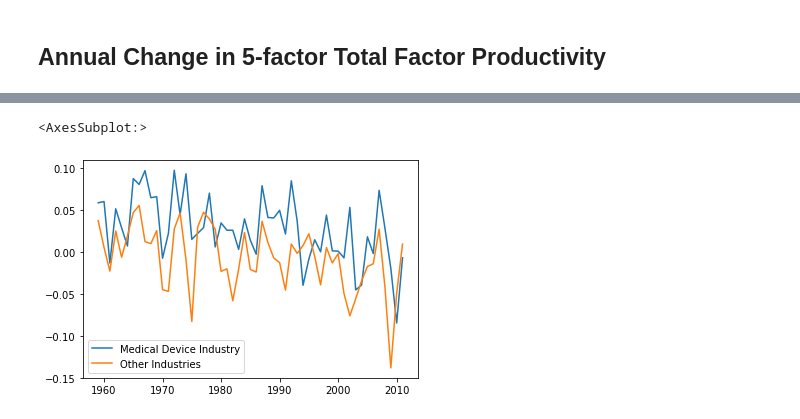
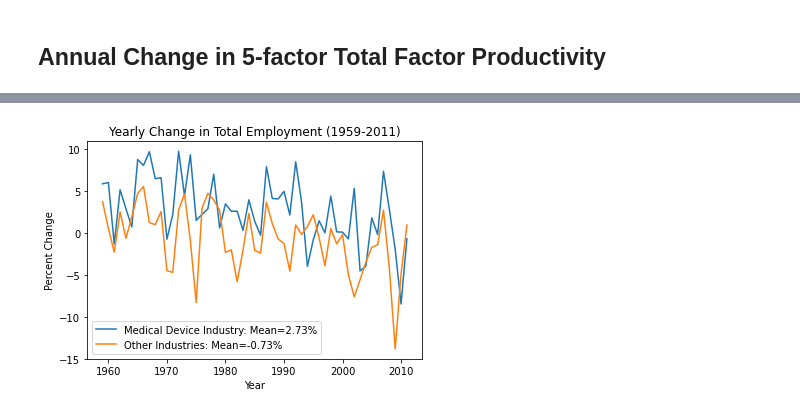
Before and after one commit to BriceB-20/Medical-Device-Project, a Jupyter notebook: Industry Analysis.ipynb, the cells around one changed output, grey strips where cells are left out. Drawn from its saved outputs; the diff is of its cells as text; code cells hidden in the pictures.

```diff
--- a/Industry Analysis.ipynb
+++ b/Industry Analysis.ipynb
@@ -34,0 +83,28 @@ for i in range(1959, 2012):
+# %%
+def plot_function(data_df, title):
+    fig, ax = plt.subplots()
+    plt.plot(data_df)
+
+    plt.legend(["Medical Device Industry: Mean={}%".format(str(round(data_df["Medical Device Industry"].mean(), 2))),
+                "Other Industries: Mean={}%".format(str(round(data_df["Other Industries"].mean(), 2)))],
+               loc ="lower left")
+    plt.xlabel("Year")
+    plt.ylabel("Percent Change")
+    plt.title(title)
+
+    ax.tick_params(labelrotation=0)
+
+    return(plt.show())
+# %%
+# Sums given varible for each year in device and non-device SIC codes. Returns DF with year-over-year change.
+def find_delta_with_sums(device_years_inner, other_years_inner, column, start_year=1958, end_year=2011):
+    data_dict = {"Medical Device Industry":[], "Other Industries":[]}
+
+    device_list = [device_years_inner.get_group(i)[column].sum() for i in range(start_year, (end_year+1))]  # Ranges are not inclusive of the last value
+    other_list = [other_years_inner.get_group(i)[column].sum() for i in range(start_year, (end_year+1))]
+
+    for i in range(len(range(start_year, end_year))):
+        data_dict["Medical Device Industry"].append(((device_list[i + 1]/device_list[i])-1)*100)  #Previous year divided by current year for ratio
+        data_dict["Other Industries"].append(((other_list[i + 1]/other_list[i])-1)*100)
+
+    return pd.DataFrame.from_dict(data_dict).set_index(pd.Index(list(range(start_year+1, end_year+1))))
@@ -42,12 +117,0 @@ pd.DataFrame.from_dict(device_dtfp5).set_index(pd.Index(list(range(1959, 2012)))
-# %%
-def find_delta_with_sums(device_years_inner, other_years_inner, column):
-    data_dict = {"Medical Device Industry":[], "Other Industries":[]}
-
-    device_list = [device_years_inner.get_group(i)[column].sum() for i in range(1958, 2012)]
-    other_list = [other_years_inner.get_group(i)[column].sum() for i in range(1958, 2012)]
-
-    for i in range(53): #53
-        data_dict["Medical Device Industry"].append((device_list[i + 1]/device_list[i])-1)  #Previous year divided by current year for ratio
-        data_dict["Other Industries"].append((other_list[i + 1]/other_list[i])-1)
-
-    return data_dict
@@ -60,6 +118,5 @@ pd.DataFrame.from_dict(find_delta_with_sums(device_years, other_years, "emp")).s
-# %%
-# Employment
-pd.DataFrame.from_dict(find_delta_with_sums(device_years, other_years, "emp")).set_index(pd.Index(list(range(1959, 2012)))).plot(kind='line')
-# %% [output]
-<AxesSubplot:>
-[figure, removed]
+# %%
+employment_dict = find_delta_with_sums(device_years, other_years, column="emp", start_year=1958, end_year=2011)
+plot_function(employment_dict, "Yearly Change in Total Employment (1959-2011)")
+# %% [output]
+[figure, added]
```
Also changed, not shown: parts of 14 cells of this notebook.
